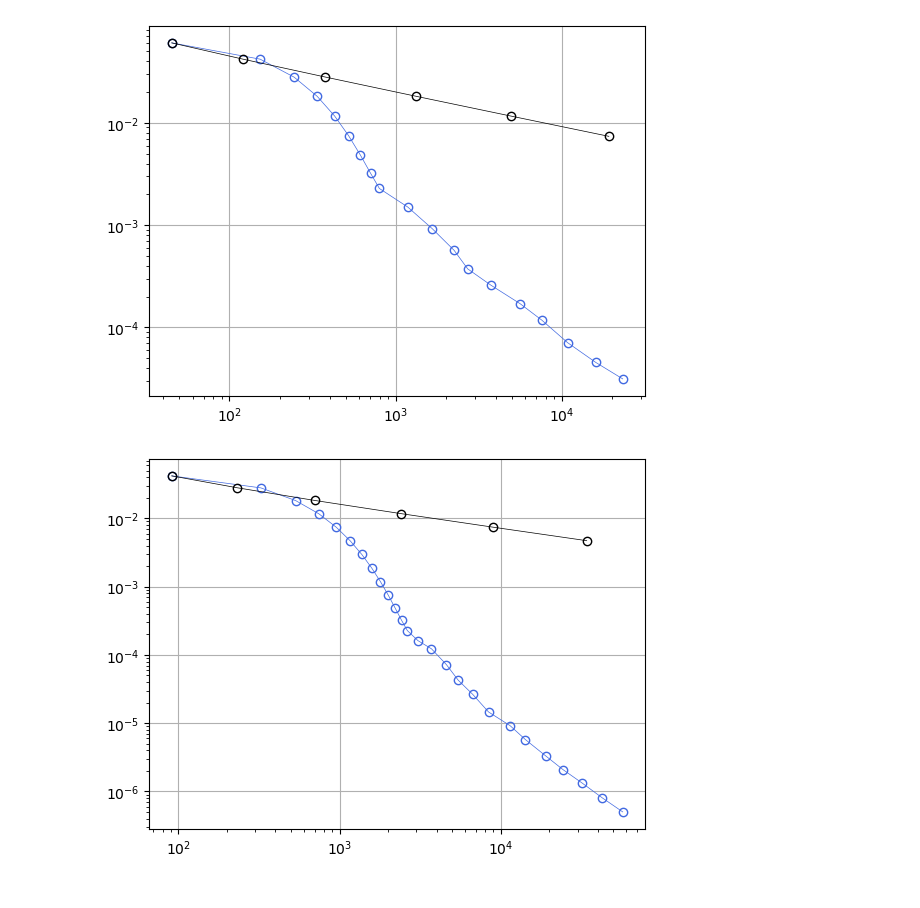
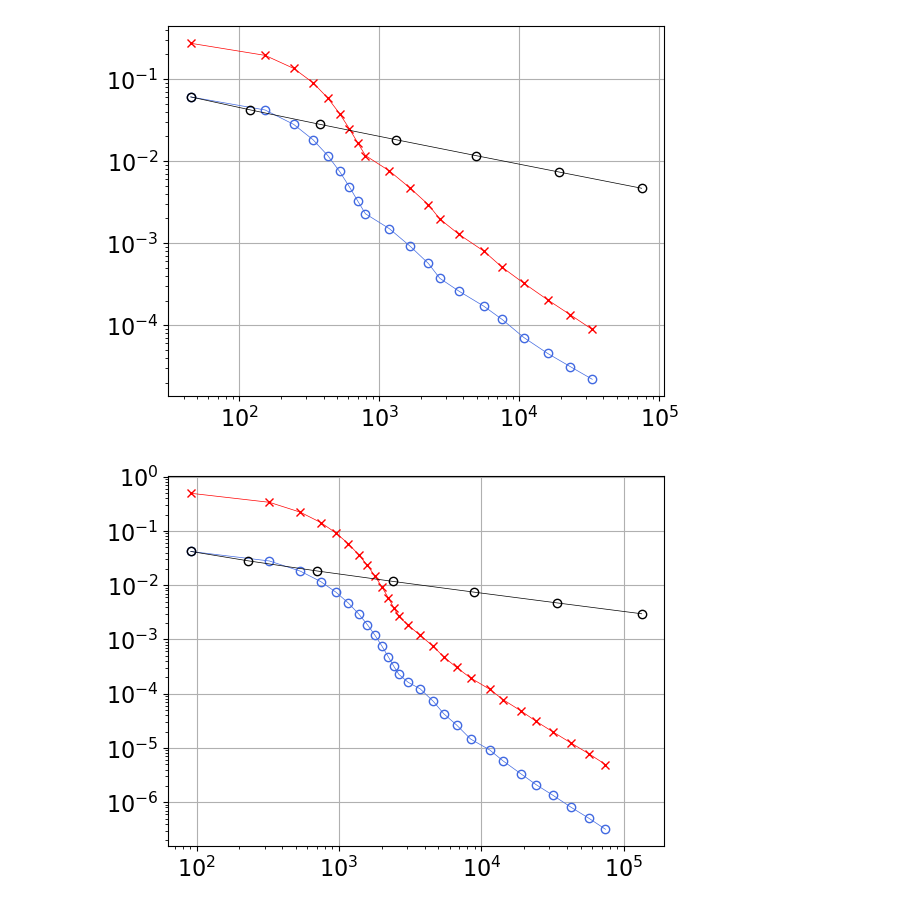
Before and after one commit to c-f-h/pyiga, a Jupyter notebook: notebooks/LshapeStrong.ipynb, the cells around one changed output. Saved outputs shown, nothing was run; the diff lists cells and outputs as text; code cells hidden in the pictures.

```diff
--- a/notebooks/LshapeStrong.ipynb
+++ b/notebooks/LshapeStrong.ipynb
@@ -175,21 +158,28 @@ array([[4.50000e+01, 2.00000e+00, 6.04538e-02, 2.72121e-01, 4.50130e+00],
 # %%
 numdofs=R_u[:,0]
 numdofs_a = R_a[:,0]
 Eerr = R_u[:,2]
 Eerr_a = R_a[:,2]
 for i in range(4):
     numdofs=R_u[:,i*5+0]
     numdofs_a = R_a[:,i*5+0]
     Eerr = R_u[:,i*5+2]
     Eerr_a = R_a[:,i*5+2]
+    Eta = R_a[:,i*5+3]
 
+    numdofs=numdofs[numdofs!=0]
     numdofs_a=numdofs_a[numdofs_a != 0]
     Eerr_a = Eerr_a[Eerr_a!=0]
+    Eerr = Eerr[Eerr!=0]
+    Eta = Eta[Eta!=0]
+
     fig, ax = plt.subplots()
-    plt.loglog(numdofs_a[:-1], Eerr_a[:-1], 'o-',color='royalblue',linewidth=0.5, markerfacecolor='none')
-    plt.loglog(numdofs[:-1], Eerr[:-1], 'o-',color='black',linewidth=0.5, markerfacecolor='none')
+    plt.loglog(numdofs_a, Eerr_a, 'o-',color='royalblue',linewidth=0.5, markerfacecolor='none')
+    plt.loglog(numdofs_a, Eta, 'x-',color='red',linewidth=0.5, markerfacecolor='none')
+    plt.loglog(numdofs, Eerr, 'o-',color='black',linewidth=0.5, markerfacecolor='none')
     plt.grid('True');
+    ax.tick_params(axis='both', labelsize=16)
     plt.show()
 # %% [output]
-[figure, old version]
+[figure, new version]
-[figure, old version]
+[figure, new version]
```
Also changed, not shown: parts of 3 cells of this notebook, 2 other files.
